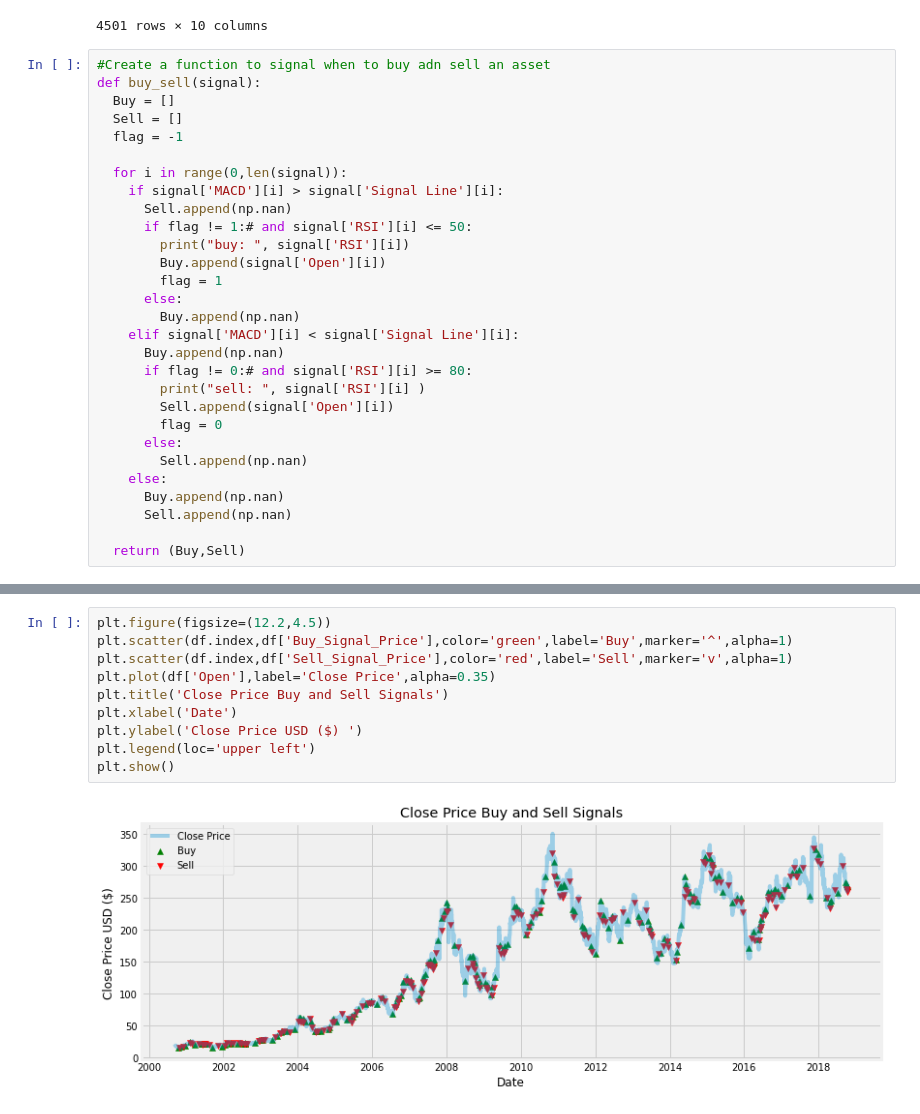
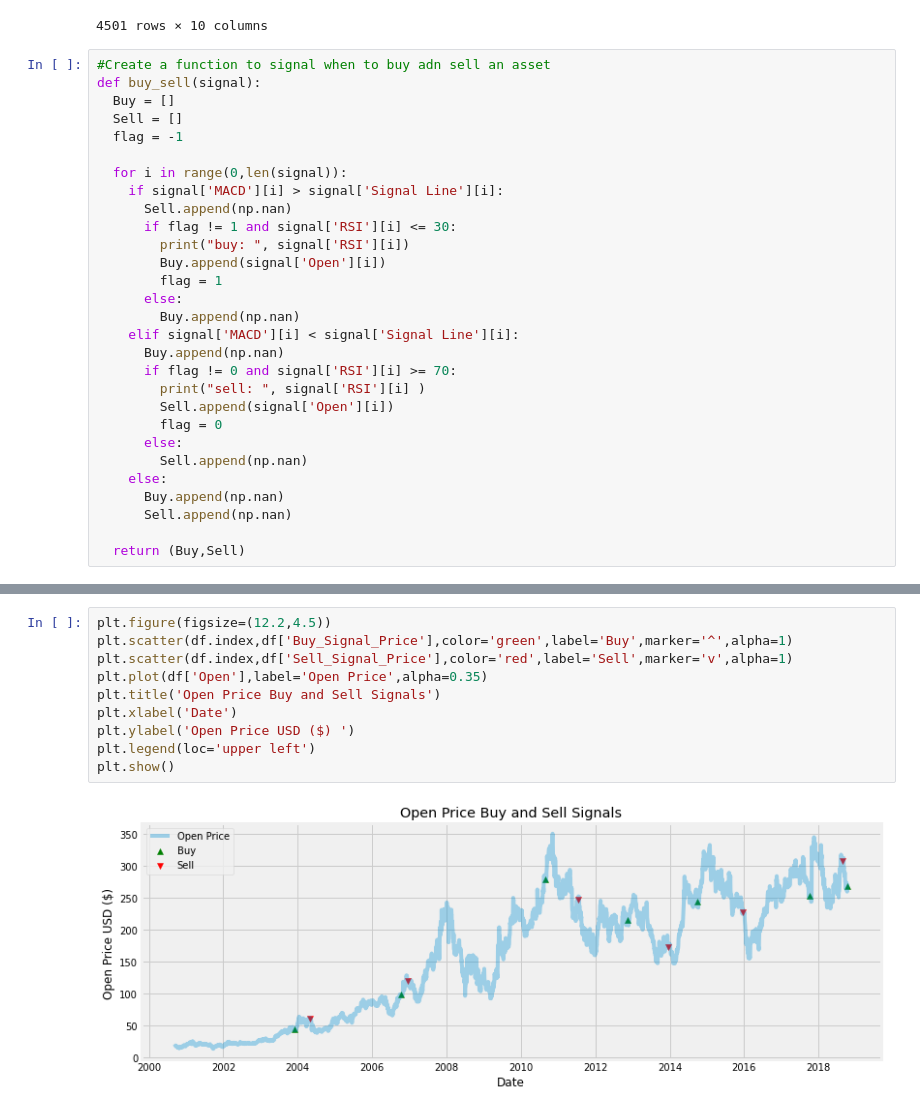
Before and after one commit to sanath8107/strategies, a Jupyter notebook: RSI+MACD.ipynb, the cells around one changed output, grey strips where cells are left out. Drawn from its saved outputs; the diff is of its cells as text.

```diff
--- a/RSI+MACD.ipynb
+++ b/RSI+MACD.ipynb
@@ -201,7 +201,7 @@ def buy_sell(signal):
   for i in range(0,len(signal)):
     if signal['MACD'][i] > signal['Signal Line'][i]:
       Sell.append(np.nan)
-      if flag != 1:# and signal['RSI'][i] <= 50:
+      if flag != 1 and signal['RSI'][i] <= 30:
         print("buy: ", signal['RSI'][i])
         Buy.append(signal['Open'][i])
         flag = 1
@@ -209,7 +209,7 @@ def buy_sell(signal):
         Buy.append(np.nan)
     elif signal['MACD'][i] < signal['Signal Line'][i]:
       Buy.append(np.nan)
-      if flag != 0:# and signal['RSI'][i] >= 80:
+      if flag != 0 and signal['RSI'][i] >= 70:
         print("sell: ", signal['RSI'][i] )
         Sell.append(signal['Open'][i])
         flag = 0
@@ -266,12 +242,12 @@ a
 # %%
 plt.figure(figsize=(12.2,4.5))
 plt.scatter(df.index,df['Buy_Signal_Price'],color='green',label='Buy',marker='^',alpha=1)
 plt.scatter(df.index,df['Sell_Signal_Price'],color='red',label='Sell',marker='v',alpha=1)
-plt.plot(df['Open'],label='Close Price',alpha=0.35)
-plt.title('Close Price Buy and Sell Signals')
+plt.plot(df['Open'],label='Open Price',alpha=0.35)
+plt.title('Open Price Buy and Sell Signals')
 plt.xlabel('Date')
-plt.ylabel('Close Price USD ($) ')
+plt.ylabel('Open Price USD ($) ')
 plt.legend(loc='upper left')
 plt.show()
 # %% [output]
-[figure, old version]
+[figure, new version]
```
Also changed, not shown: parts of 4 cells of this notebook.
